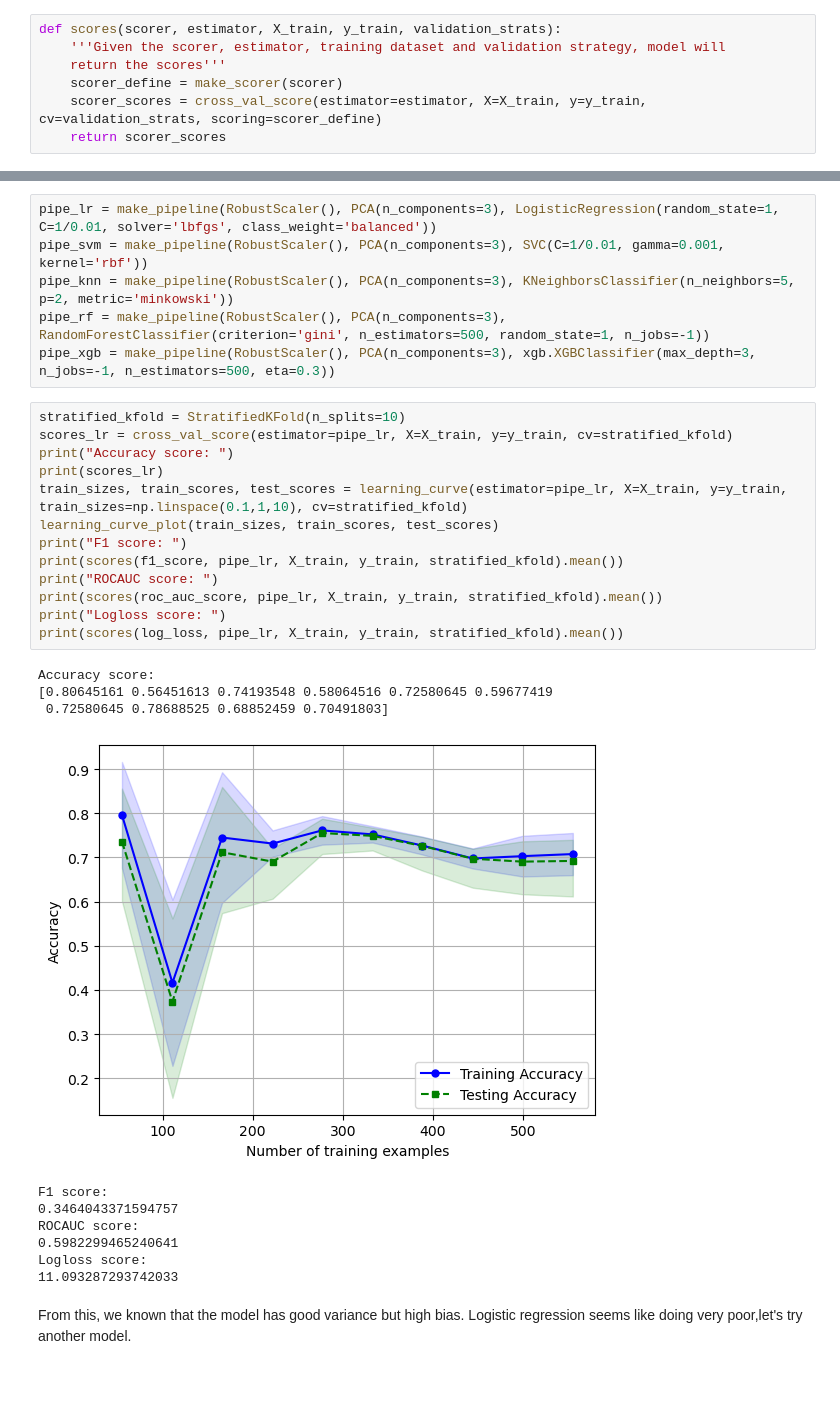
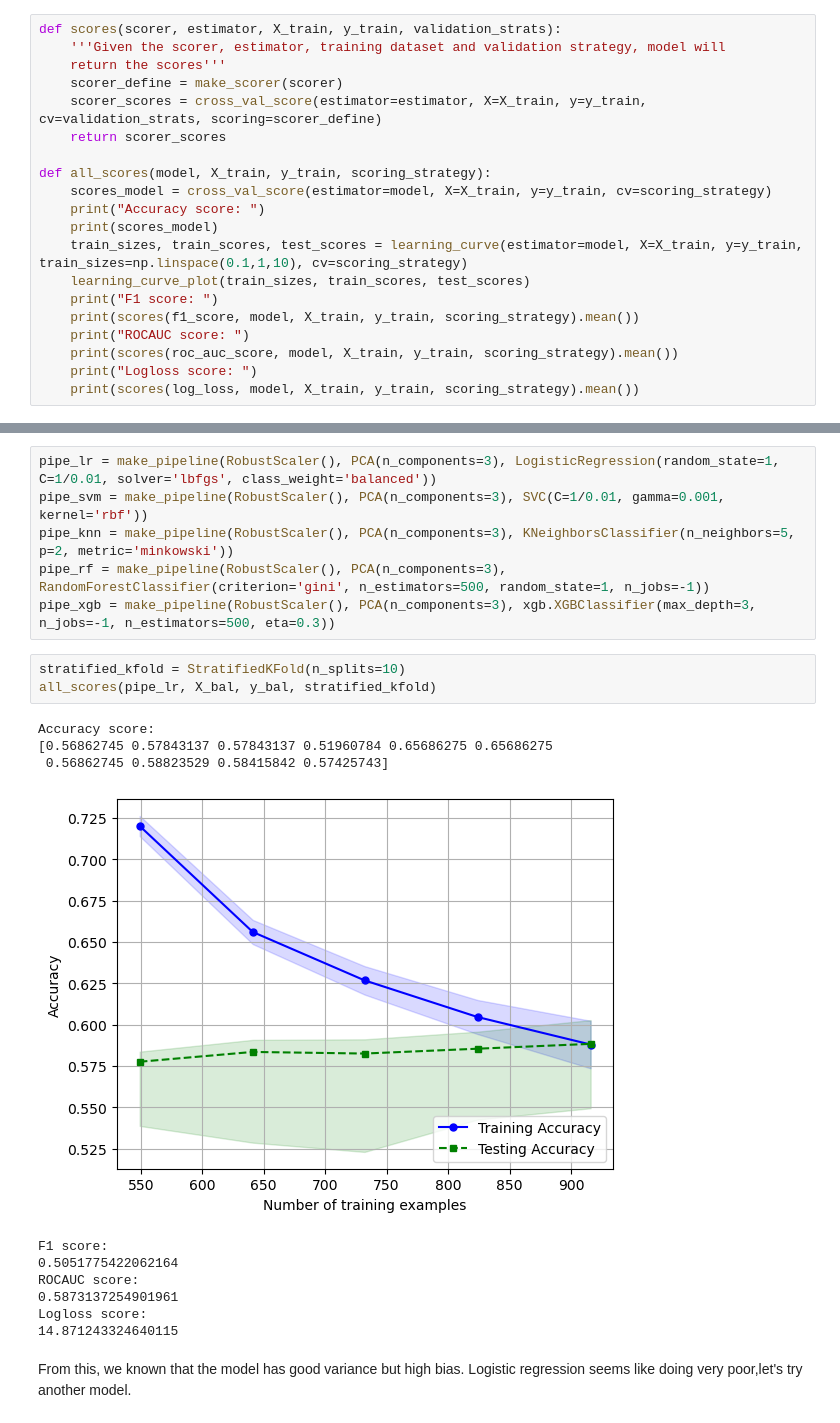
Before and after one commit to quangbui04/age-condition, a Jupyter notebook: age-conditions.ipynb, the cells around one changed output, grey strips where cells are left out. Cells and saved outputs as stored; diff of their text form; blank space fills up the shorter version.

Commit message:
Kaggle Notebook | Age conditions EDA and Model selection | Version 29

```diff
--- a/age-conditions.ipynb
+++ b/age-conditions.ipynb
@@ -278,6 +273,19 @@ def scores(scorer, estimator, X_train, y_train, validation_strats):
     scorer_define = make_scorer(scorer)
     scorer_scores = cross_val_score(estimator=estimator, X=X_train, y=y_train, cv=validation_strats, scoring=scorer_define)
     return scorer_scores
+
+def all_scores(model, X_train, y_train, scoring_strategy):
+    scores_model = cross_val_score(estimator=model, X=X_train, y=y_train, cv=scoring_strategy)
+    print("Accuracy score: ")
+    print(scores_model)
+    train_sizes, train_scores, test_scores = learning_curve(estimator=model, X=X_train, y=y_train, train_sizes=np.linspace(0.1,1,10), cv=scoring_strategy)
+    learning_curve_plot(train_sizes, train_scores, test_scores)
+    print("F1 score: ")
+    print(scores(f1_score, model, X_train, y_train, scoring_strategy).mean())
+    print("ROCAUC score: ")
+    print(scores(roc_auc_score, model, X_train, y_train, scoring_strategy).mean())
+    print("Logloss score: ")
+    print(scores(log_loss, model, X_train, y_train, scoring_strategy).mean())
 # %% [markdown]
 I'm using pipeline instead of trying the individual model because Logistic regression won't converge
 # %%
@@ -286,29 +294,19 @@ pipe_svm = make_pipeline(RobustScaler(), PCA(n_components=3), SVC(C=1/0.01, gamm
 pipe_knn = make_pipeline(RobustScaler(), PCA(n_components=3), KNeighborsClassifier(n_neighbors=5, p=2, metric='minkowski'))
 pipe_rf = make_pipeline(RobustScaler(), PCA(n_components=3), RandomForestClassifier(criterion='gini', n_estimators=500, random_state=1, n_jobs=-1))
 pipe_xgb = make_pipeline(RobustScaler(), PCA(n_components=3), xgb.XGBClassifier(max_depth=3, n_jobs=-1, n_estimators=500, eta=0.3))
-# %%
-stratified_kfold = StratifiedKFold(n_splits=10)
-scores_lr = cross_val_score(estimator=pipe_lr, X=X_train, y=y_train, cv=stratified_kfold)
-print("Accuracy score: ")
-print(scores_lr)
-train_sizes, train_scores, test_scores = learning_curve(estimator=pipe_lr, X=X_train, y=y_train, train_sizes=np.linspace(0.1,1,10), cv=stratified_kfold)
-learning_curve_plot(train_sizes, train_scores, test_scores)
-print("F1 score: ")
-print(scores(f1_score, pipe_lr, X_train, y_train, stratified_kfold).mean())
-print("ROCAUC score: ")
-print(scores(roc_auc_score, pipe_lr, X_train, y_train, stratified_kfold).mean())
-print("Logloss score: ")
-print(scores(log_loss, pipe_lr, X_train, y_train, stratified_kfold).mean())
-# %% [output]
-Accuracy score:
-[0.80645161 0.56451613 0.74193548 0.58064516 0.72580645 0.59677419
- 0.72580645 0.78688525 0.68852459 0.70491803]
-[figure, removed]
-F1 score:
-0.3464043371594757
-ROCAUC score:
-0.5982299465240641
-Logloss score:
-11.093287293742033
+# %%
+stratified_kfold = StratifiedKFold(n_splits=10)
+all_scores(pipe_lr, X_bal, y_bal, stratified_kfold)
+# %% [output]
+Accuracy score:
+[0.56862745 0.57843137 0.57843137 0.51960784 0.65686275 0.65686275
+ 0.56862745 0.58823529 0.58415842 0.57425743]
+[figure, added]
+F1 score:
+0.5051775422062164
+ROCAUC score:
+0.5873137254901961
+Logloss score:
+14.871243324640115
 # %% [markdown]
 From this, we known that the model has good variance but high bias. Logistic regression seems like doing very poor,let's try another model.
```
Also changed, not shown: parts of 31 cells of this notebook.
